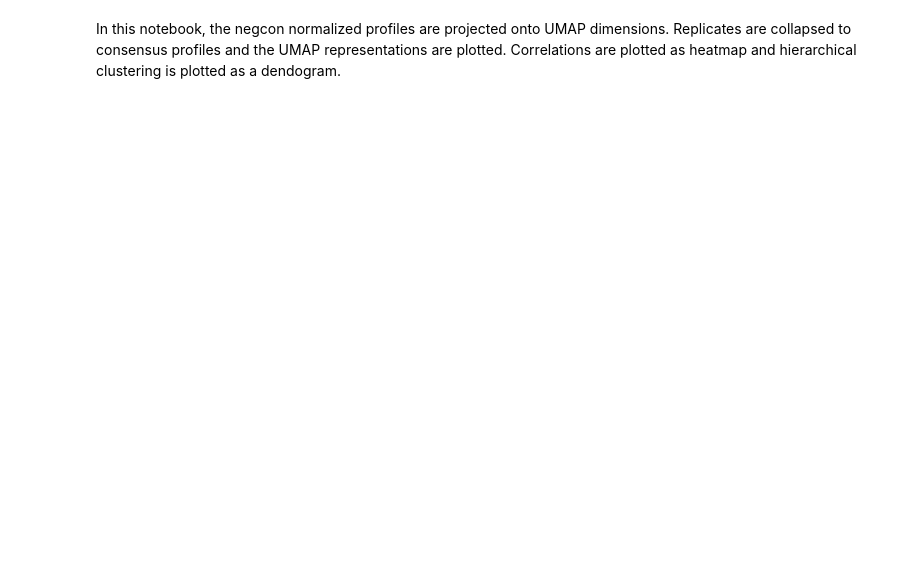
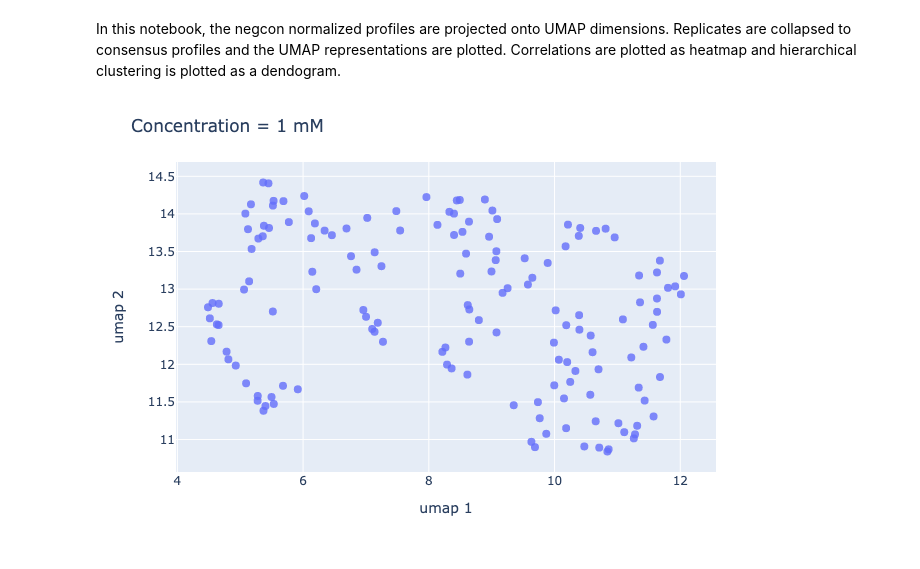
Before and after one commit to broadinstitute/2021_03_11_MolecularGlue_AmitChoudharyLab_Broad-data, a Jupyter notebook: analysis/4.representations-and-correlations.ipynb, the cells around one changed output. Cells and saved outputs as stored; diff of their text form; code cells hidden in the pictures; blank space fills up the shorter version.

Commit message:
fix fig title

```diff
--- a/analysis/4.representations-and-correlations.ipynb
+++ b/analysis/4.representations-and-correlations.ipynb
@@ -68,15 +68,17 @@ X_4_embedded_df = X_4_embedded_df.sample(frac=1).reset_index(drop=True)
 # %%
 fig = px.scatter(data_frame=X_1_embedded_df,
                  x='umap 1',
                  y='umap 2',
                  opacity=0.8,
                  hover_name='Compound')
 fig.update_traces(marker=dict(size=8))
-fig.update_layout(title=f'Concentration = 1 mM - Grouped by Row',
+fig.update_layout(title=f'Concentration = 1 mM',
                   xaxis=dict(title='umap 1'),
                   yaxis=dict(title='umap 2'))
 fig.show("png")
 fig.write_image('figures/4.umap_conc_1.png', height=480, width=640, scale=2)
+# %% [output]
+[figure, added]
 # %%
 fig = px.scatter(data_frame=X_4_embedded_df,
                  x='umap 1',
```
Also changed, not shown: parts of 1 cell of this notebook, 2 other files.
